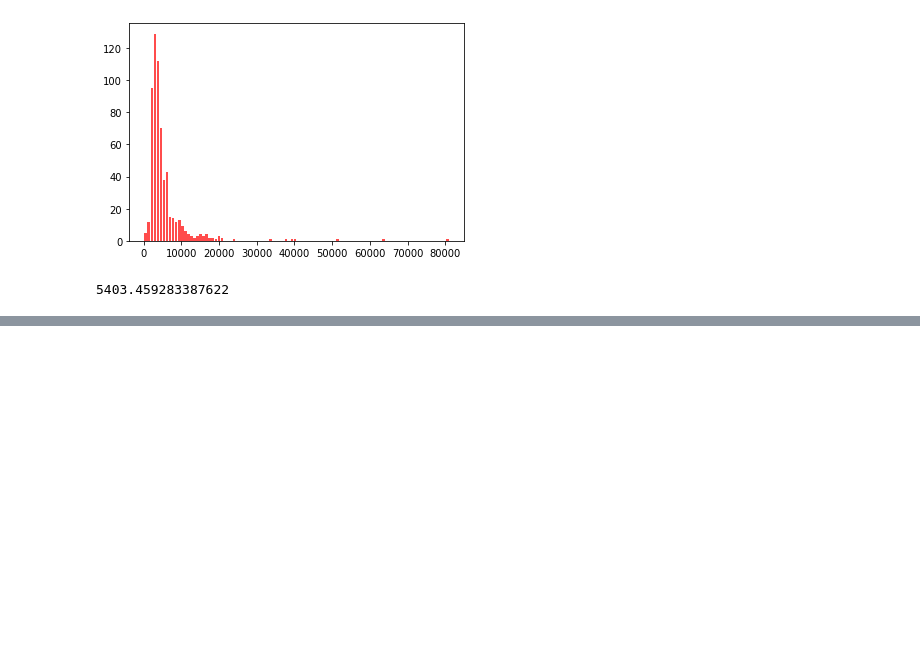
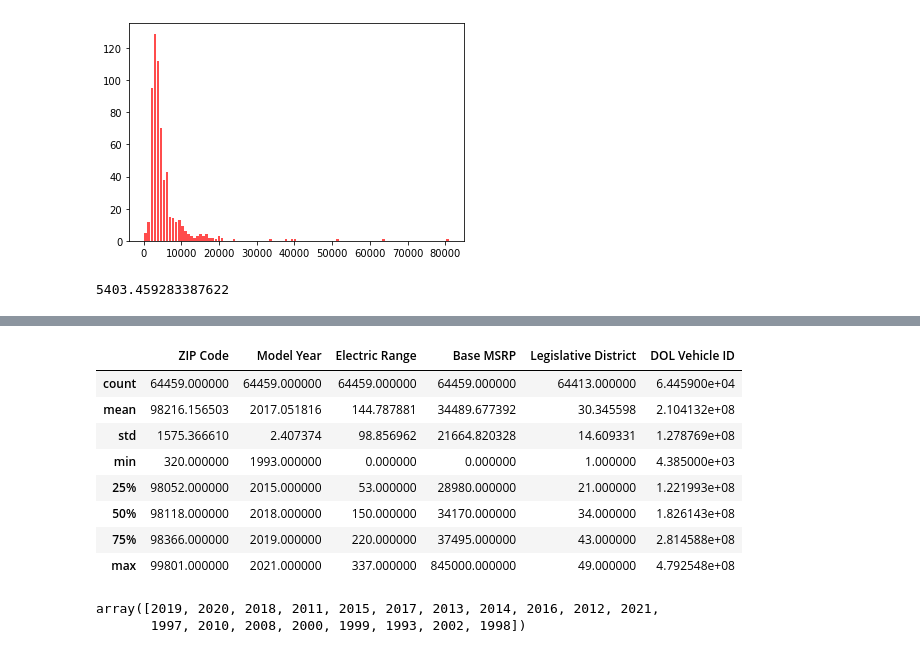
Before and after one commit to NabilBis/Loan-Prediction, a Jupyter notebook: Loan Prediction.ipynb, the cells around one changed output, grey strips where cells are left out. Saved outputs shown, nothing was run; the diff lists cells and outputs as text; code cells hidden in the pictures; blank space fills up the shorter version.

```diff
--- a/Loan Prediction.ipynb
+++ b/Loan Prediction.ipynb
@@ -647,0 +673,17 @@ plt.hist(x=applicant, bins=50, color='red', alpha=0.7, rwidth=0.85)
+# %%
+fata.describe()
+# %% [output]
+|  | ZIP Code | Model Year | Electric Range | Base MSRP | Legislative District | DOL Vehicle ID |
+| count | 64459.000000 | 64459.000000 | 64459.000000 | 64459.000000 | 64413.000000 | 6.445900e+04 |
+| mean | 98216.156503 | 2017.051816 | 144.787881 | 34489.677392 | 30.345598 | 2.104132e+08 |
+| std | 1575.366610 | 2.407374 | 98.856962 | 21664.820328 | 14.609331 | 1.278769e+08 |
+| min | 320.000000 | 1993.000000 | 0.000000 | 0.000000 | 1.000000 | 4.385000e+03 |
+| 25% | 98052.000000 | 2015.000000 | 53.000000 | 28980.000000 | 21.000000 | 1.221993e+08 |
+| 50% | 98118.000000 | 2018.000000 | 150.000000 | 34170.000000 | 34.000000 | 1.826143e+08 |
+| 75% | 98366.000000 | 2019.000000 | 220.000000 | 37495.000000 | 43.000000 | 2.814588e+08 |
+| max | 99801.000000 | 2021.000000 | 337.000000 | 845000.000000 | 49.000000 | 4.792548e+08 |
+# %%
+fata['Model Year'].unique()
+# %% [output]
+array([2019, 2020, 2018, 2011, 2015, 2017, 2013, 2014, 2016, 2012, 2021,
+       1997, 2010, 2008, 2000, 1999, 1993, 2002, 1998])
```
Also changed, not shown: parts of 17 cells of this notebook.
